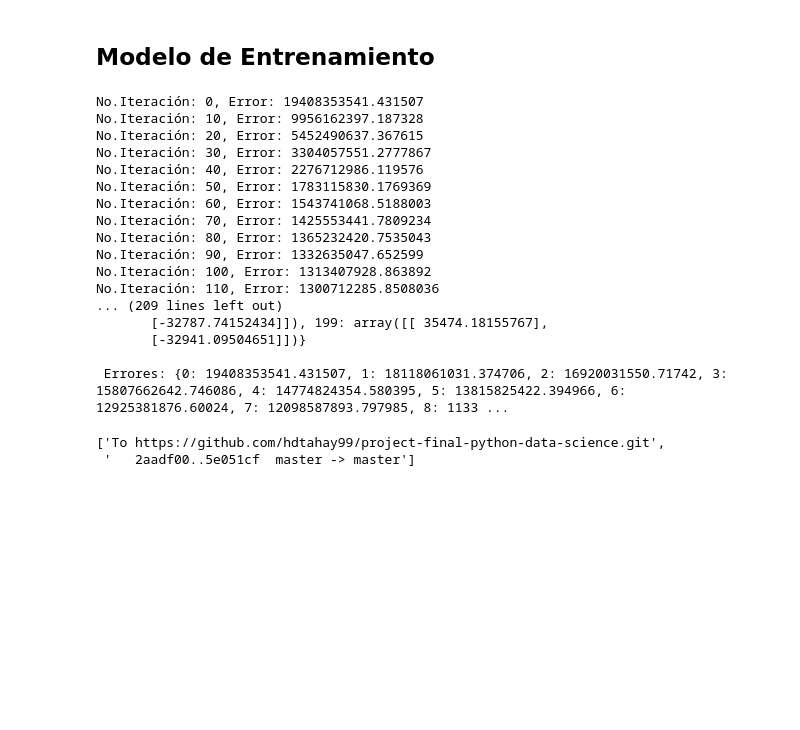
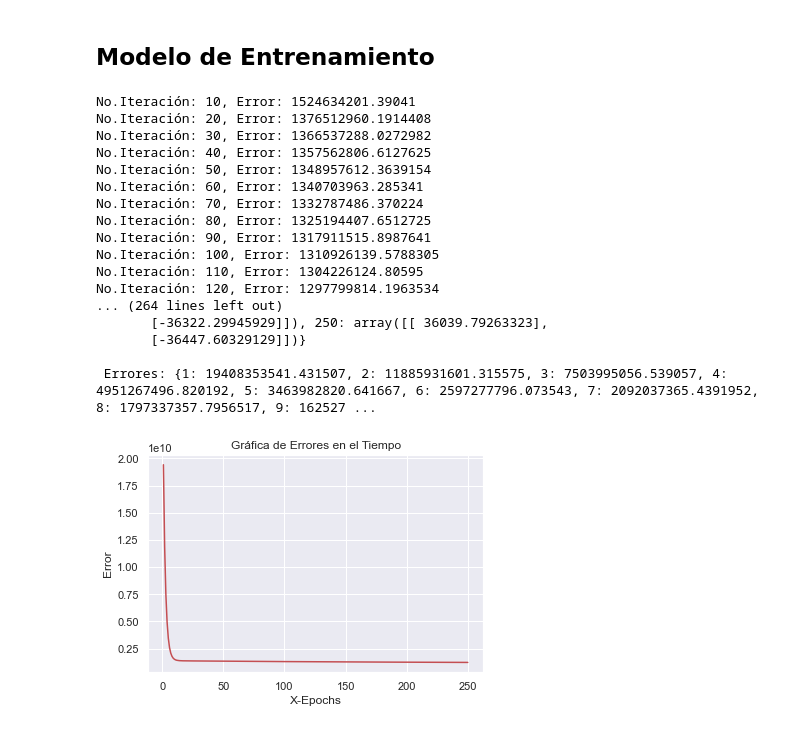
Before and after one commit to hdtahay99/project-final-python-data-science, a Jupyter notebook: dev-project.ipynb, the cells around one changed output. Cells and saved outputs as stored; diff of their text form; code cells hidden in the pictures; blank space fills up the shorter version.

```diff
--- a/dev-project.ipynb
+++ b/dev-project.ipynb
@@ -169,6 +169,7 @@ class regresion_lineal:
     def __init__(self, x, y, epochs, imprimir_error_cada, learning_rate):
         """Constructor que inicializará las variables necesarias para el modelo"""
         self.x1             = np.hstack([x.reshape(-1, 1), np.ones_like(x).reshape(-1, 1)])
+        self.x              = x
         self.y              = y
         self.betas          = np.array([[1],[1]])
         self.epochs         = epochs
@@ -178,13 +179,14 @@ class regresion_lineal:
         self.all_betas      = {}
 
         self.__epochs_loop()
+        self.draw_errtime()
 
 
     def __epochs_loop(self):
         """Ciclo que entrenará el modelo"""
 
         n = len(self.x1)
-        for i in range(self.epochs):
+        for i in range(1, self.epochs+1):
 
             # formula vectorizada para cada predicción x1, obteniendo el vector predict_y
             self.predict_y = np.dot(self.x1, self.betas)
@@ -200,30 +202,43 @@ class regresion_lineal:
             self.betas = np.dot(np.hstack([self.betas, self.grads]), np.array([[1], [-self.learn_rate]]))
             self.all_betas[i] = self.betas
 
-        print (f"\n\n Betas: {self.all_betas} \n\n Errores: {self.all_errors}")
+        print (f"\n\n Betas: {self.all_betas} \n\n Errores: {self.all_errors} \n\n")
+
+
+    def draw_errtime(self):
+        """Maneja los errores encontrados y los dibuja con matplotlib"""
+        plt.plot(np.arange(1, self.epochs+1) ,self.all_errors.values(), color='r')
+        plt.title('Gráfica de Errores en el Tiempo')
+        plt.xlabel('X-Epochs')
+        plt.ylabel('Error')
+        plt.show()
+
+    def draw_models_in_time(self, iteraciones):
+        """Muestra cómo funciona el modelo entrenado con el tiempo"""
+
+        for i in range(1, self.epochs+1):
+
+            if i % iteraciones == 0:
+                aux_y = np.dot(self.x1, self.all_betas[i])
+                plt.plot(self.x, aux_y)
 # %%
-modelo = regresion_lineal(X1.to_numpy(), training_set.loc[:, ['SalePrice']].to_numpy(), 200, 10, 0.049)
+modelo = regresion_lineal(X1.to_numpy(), training_set.loc[:, ['SalePrice']].to_numpy(), 250, 10, 0.044)
 # %% [output]
-No.Iteración: 0, Error: 19408353541.431507
-No.Iteración: 10, Error: 9956162397.187328
-No.Iteración: 20, Error: 5452490637.367615
-No.Iteración: 30, Error: 3304057551.2777867
-No.Iteración: 40, Error: 2276712986.119576
-No.Iteración: 50, Error: 1783115830.1769369
-No.Iteración: 60, Error: 1543741068.5188003
-No.Iteración: 70, Error: 1425553441.7809234
-No.Iteración: 80, Error: 1365232420.7535043
-No.Iteración: 90, Error: 1332635047.652599
-No.Iteración: 100, Error: 1313407928.863892
-No.Iteración: 110, Error: 1300712285.8508036
-... (209 lines left out)
-       [-32787.74152434]]), 199: array([[ 35474.18155767],
-       [-32941.09504651]])}
+No.Iteración: 10, Error: 1524634201.39041
+No.Iteración: 20, Error: 1376512960.1914408
+No.Iteración: 30, Error: 1366537288.0272982
+No.Iteración: 40, Error: 1357562806.6127625
+No.Iteración: 50, Error: 1348957612.3639154
+No.Iteración: 60, Error: 1340703963.285341
+No.Iteración: 70, Error: 1332787486.370224
+No.Iteración: 80, Error: 1325194407.6512725
+No.Iteración: 90, Error: 1317911515.8987641
+No.Iteración: 100, Error: 1310926139.5788305
+No.Iteración: 110, Error: 1304226124.80595
+No.Iteración: 120, Error: 1297799814.1963534
+... (264 lines left out)
+       [-36322.29945929]]), 250: array([[ 36039.79263323],
+       [-36447.60329129]])}
 
- Errores: {0: 19408353541.431507, 1: 18118061031.374706, 2: 16920031550.71742, 3: 15807662642.746086, 4: 14774824354.580395, 5: 13815825422.394966, 6: 12925381876.60024, 7: 12098587893.797985, 8: 1133 ...
+ Errores: {1: 19408353541.431507, 2: 11885931601.315575, 3: 7503995056.539057, 4: 4951267496.820192, 5: 3463982820.641667, 6: 2597277796.073543, 7: 2092037365.4391952, 8: 1797337357.7956517, 9: 162527 ...
+[figure, added]
-# %%
-%%!
-git push
-# %% [output]
-['To https://github.com/hdtahay99/project-final-python-data-science.git',
- '   2aadf00..5e051cf  master -> master']
```
Also changed, not shown: parts of 4 cells of this notebook.
